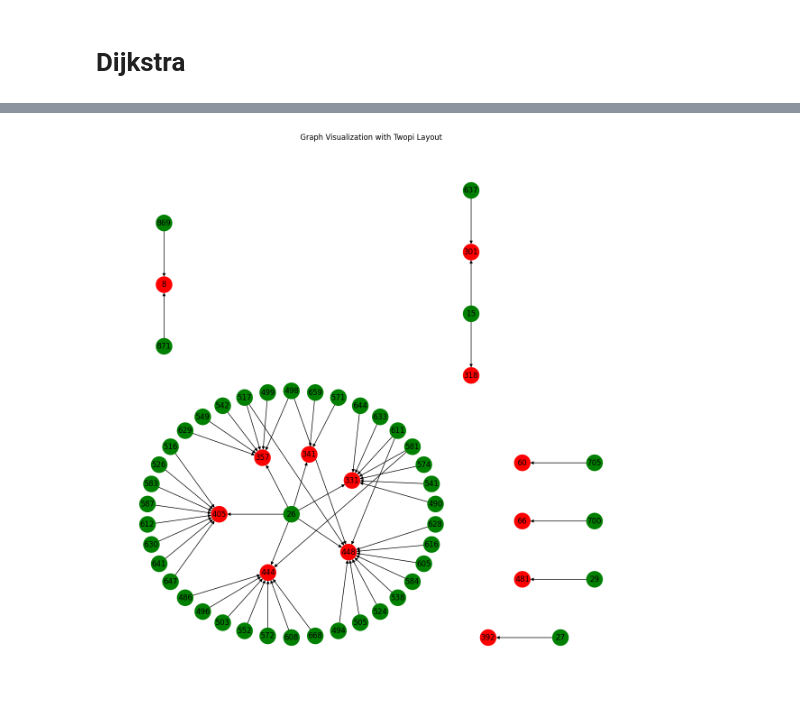
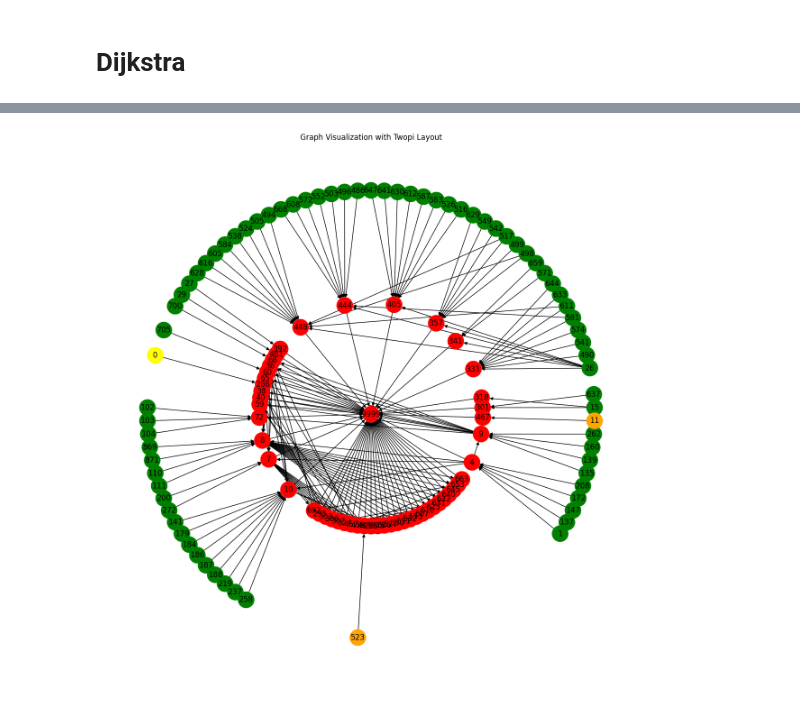
Before and after one commit to markajbell/BH, a Jupyter notebook: Stats10.ipynb, the cells around one changed output, grey strips where cells are left out. Cells and saved outputs as stored; diff of their text form; code cells hidden in the pictures.

```diff
--- a/Stats10.ipynb
+++ b/Stats10.ipynb
@@ -76,5 +78,5 @@ def extract_labels(labels):
 # Apply the function to create the new columns
 nodes[['l1', 'l2', 'l3']] = nodes['labels'].apply(lambda x: pd.Series(extract_labels(x)))
 # %%
-nodes = nodes.drop(columns=['source', 'target', 'label', 'labels'])
+nodes = nodes.drop(columns=['start', 'end', 'label', 'labels'])
 # edges = edges.drop(columns=['labels'])
@@ -448,5 +448,5 @@ memory usage: 251.7+ KB
 # %%
-selected_edges_t0 = edges[(edges['target'].isin(tier0_node_ids)) & (~edges['source'].isin(tier0_node_ids)) & (edges['source'].isin(tier2_node_ids))]
+selected_edges_t0 = edges[(edges['target'].isin(tier0_node_ids))] #& (~edges['source'].isin(tier0_node_ids)) & (edges['source'].isin(tier2_node_ids))]
 
 print(len(selected_edges_t0))
 selected_nodes = nodes[nodes['id'].isin(tier2_node_ids)]
@@ -555,7 +553,7 @@ for source, paths in shortest_paths_filtered.items():
                 'source': int(source),
                 'target': int(target),
                 'path': path,
-                'weight': int(get_edge_weight(source, target))
+                'weight': get_edge_weight(source, target)
             })
 
 # Convert the list of dictionaries to a DataFrame
@@ -606,5 +633,6 @@ display(edges[edges['source'] == 659])
 # %%
 import pandas as pd
+
 #short= shortest_paths_list[shortest_paths_list['source'] isin tier2_node_ids]
 
 #tier2_node_ids = pd.DataFrame(tier2_node_ids)
@@ -615,17 +643,17 @@ def get_edge_weight(start_node, end_node):
     # if not edge.empty:
     #     # Assuming there is only one edge with this start and end for simplicity in path finding
     #     # If multiple edges exist, you might need to adjust based on which edge is part of the shortest path calculation
-    #     return edge.iloc[0]['weight']
+    return edge.iloc[0]['weight']
 
-    if not edge.empty:
-# Return the weight from the resulting DataFrame
-        return edge['weight'].values[0]
-    else:
-        return None
+#     if not edge.empty:
+# # Return the weight from the resulting DataFrame
+#         return edge['weight'].values[0]
+#     else:
+#         return None
 
-short = shortest_paths_list[shortest_paths_list['source'].isin(tier2_node_ids)]
-short1 = short[short['target'].isin(tier0_node_ids)]
-len(short1)
+# short = shortest_paths_list[shortest_paths_list['source'].isin(tier2_node_ids)]
+# short1 = short[short['target'].isin(tier0_node_ids)]
+# len(short1)
 # max_value = short1['total_weight'].max()
 # max_rows = short1[short1['total_weight'] == max_value]
 # len(max_rows)
@@ -636,7 +664,7 @@ len(short1)
 shortest_paths_with_weight = []
 
 # Iterate through the DataFrame 'short1' using 'iterrows()'
-for index, path_info in short1.iterrows():
+for index, path_info in shortest_paths_list.iterrows():
     total_weight = 0
 # The path is expected to be a list of node IDs
     path = path_info['path']
@@ -660,5 +688,5 @@ for index, path_info in short1.iterrows():
 
 df_shortest_paths_with_weight = pd.DataFrame(shortest_paths_with_weight)
 # At this point, shortest_paths_with_weight will contain all paths and their corresponding weights
-len(shortest_paths_with_weight)
+len(df_shortest_paths_with_weight)
 # %% [output]
@@ -715,6 +736,10 @@ from networkx.drawing.nx_pydot import *
 # import pygraphviz as G_pgv
 
 df=df_shortest_paths_with_weight
+df_max_weight =0
+df_max_weight = df_shortest_paths_with_weight['total_weight'].max()
+df_max = df_shortest_paths_with_weight[df_shortest_paths_with_weight['total_weight'] == df_max_weight]
+
 G = nx.DiGraph()
 #graph [root=new_node_id label=twopi]
 
@@ -728,32 +753,39 @@ for index, row in df.iterrows():
     for node in path:
         G.add_node(str(node))
 
     # Add edges for consecutive nodes in the path
     for i in range(len(path) - 1):
         G.add_edge(str(path[i]), str(path[i+1]))
 colors = []
 #Assuming node 4 is the one to highlight
 for node in G.nodes():
     if int(node) in tier0_node_ids:
     #== new_node_id : # Ensure comparison is with string if nodes are strings
         colors.append('red')
         height=6
+    elif int(node) in tier1_node_ids:
+        colors.append('orange')
+        height=4
+    elif int(node) in tier2_node_ids:
+        colors.append('yellow')
+        height=2
     else:
         colors.append('green')
 
 # Set graph attributes to control spacing
 G.graph['ranksep'] = '2.0' # Increase separation between ranks
 G.graph['nodesep'] = '2.0' # Increase separation between nodes
 
 #G_pgv.graph_attr.update(root=new_node_id,ranksep='3.0',nodesep='2.0')
 #G_pgv.draw('pytry.jpg',prog='twopi') # This line caused the error
 plt.figure(figsize=(12, 12))
 # Use pydot_layout with 'twopi' program
 pos = pydot_layout(G, prog="twopi", root=str(new_node_id)) # Removed root as it might not exist in the graph
 nx.draw(G, pos, node_color=colors, with_labels=True, node_size=650, font_weight='normal')
 
 plt.title("Graph Visualization with Twopi Layout")
-plt.savefig("graph_visualization.pdf", format="pdf")
+graph_name_max = suf + '_max_twopi_graph.pdf'
+plt.savefig(graph_name_max, format="pdf")
 plt.show()
 # %% [output]
-[figure, old version]
+[figure, new version]
```
Also changed, not shown: parts of 34 cells of this notebook.
